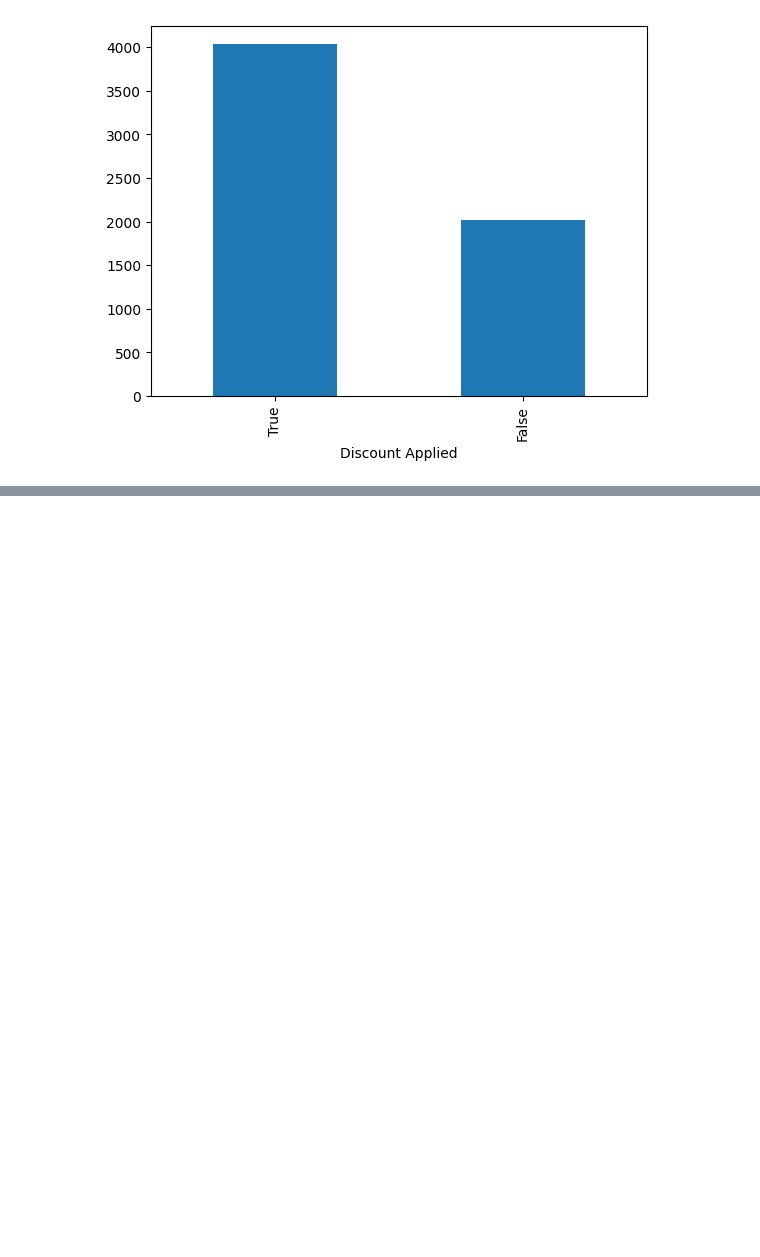
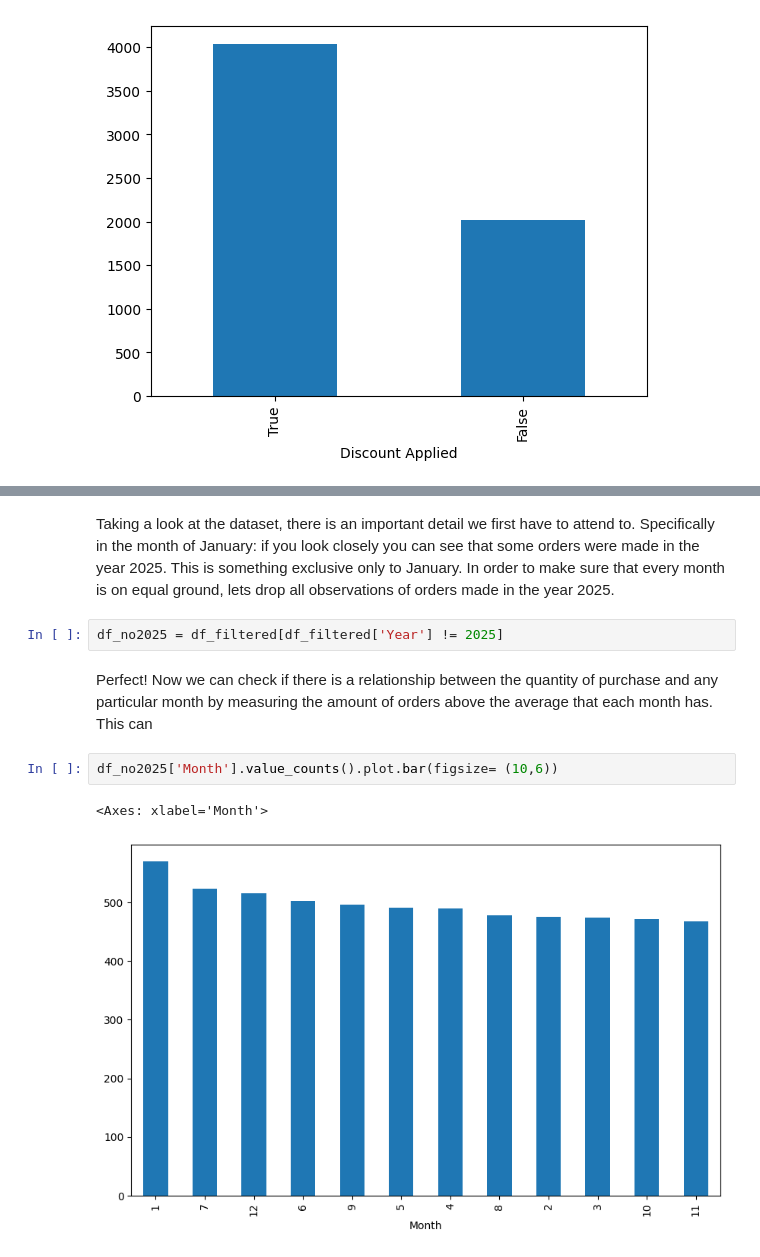
Before and after one commit to Shoufou/CSMODEL-MCO, a Jupyter notebook: CSMODEL CITIZENS - MCO1.ipynb, the cells around one changed output, grey strips where cells are left out. Drawn from its saved outputs; the diff is of its cells as text; blank space fills up the shorter version.

```diff
--- a/CSMODEL CITIZENS - MCO1.ipynb
+++ b/CSMODEL CITIZENS - MCO1.ipynb
@@ -581,0 +598,11 @@ Here, we can see a difference of almost 2000 purchases. We can do further testin
+# %% [markdown]
+Taking a look at the dataset, there is an important detail we first have to attend to. Specifically in the month of January: if you look closely you can see that some orders were made in the year 2025. This is something exclusive only to January. In order to make sure that every month is on equal ground, lets drop all observations of orders made in the year 2025.
+# %%
+df_no2025 = df_filtered[df_filtered['Year'] != 2025]
+# %% [markdown]
+Perfect! Now we can check if there is a relationship between the quantity of purchase and any particular month by measuring the amount of orders above the average that each month has. This can
+# %%
+df_no2025['Month'].value_counts().plot.bar(figsize= (10,6))
+# %% [output]
+<Axes: xlabel='Month'>
+[figure, added]
```
Also changed, not shown: parts of 12 cells of this notebook.
